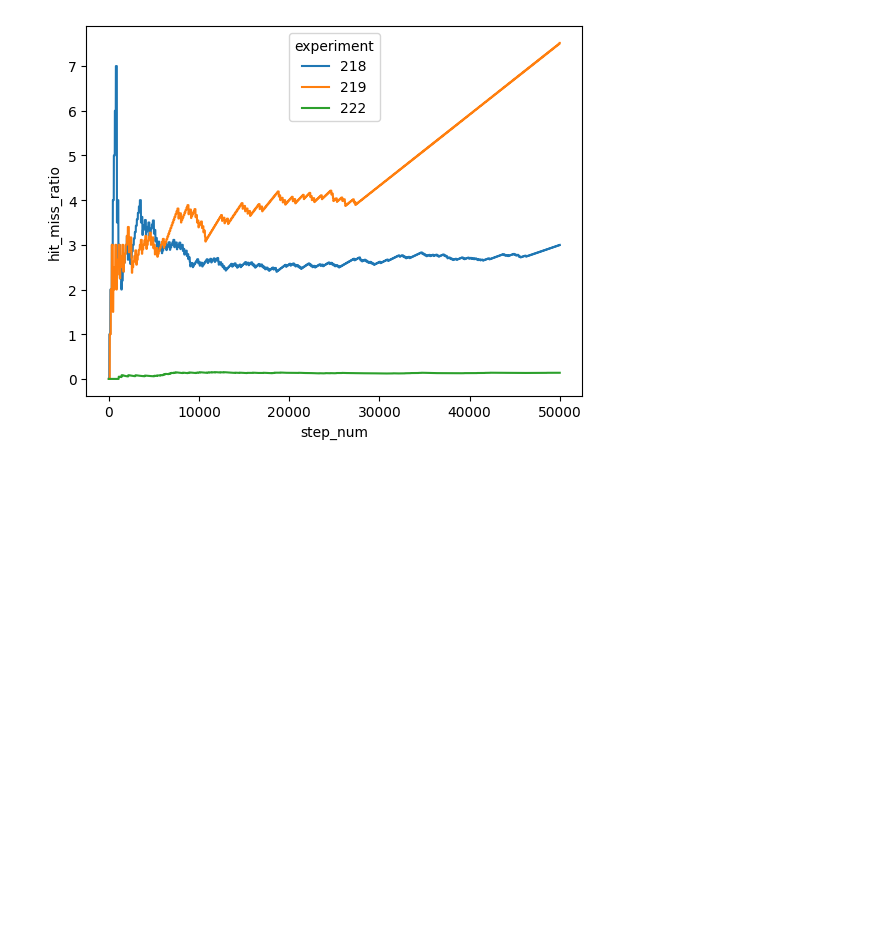
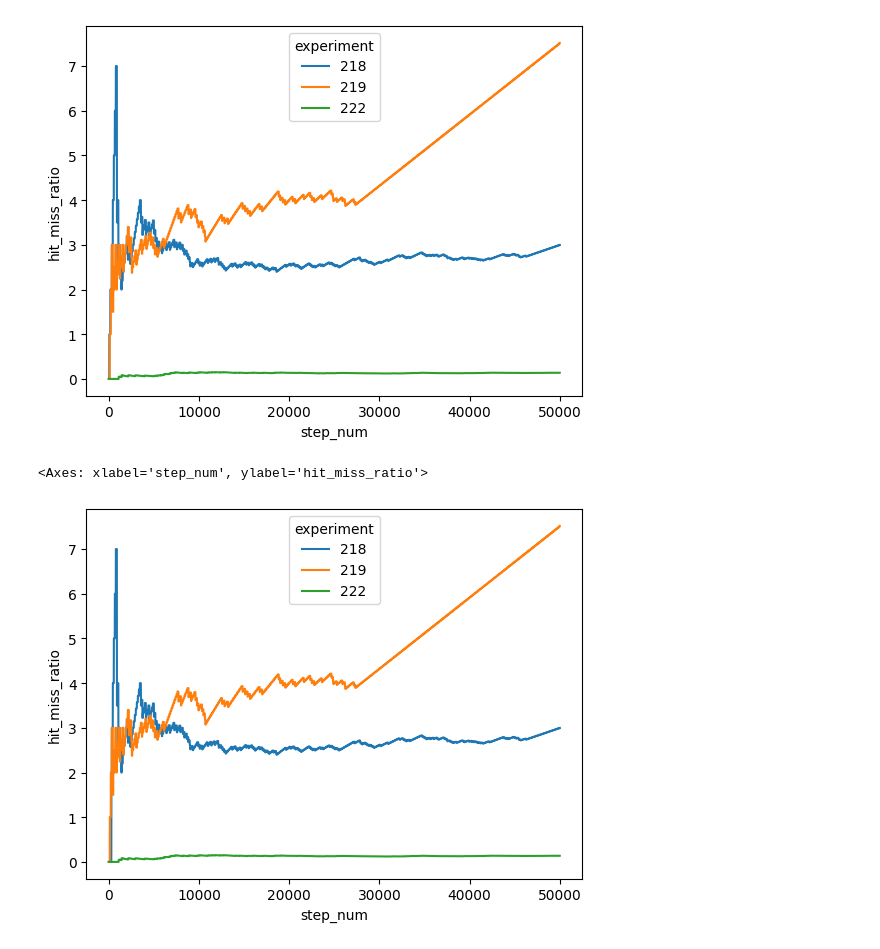
Before and after one commit to danibritods/ping_pomdp, a Jupyter notebook: analytics.ipynb, the cells around one changed output. Drawn from its saved outputs; the diff is of its cells as text; code cells hidden in the pictures; blank space fills up the shorter version.

```diff
--- a/analytics.ipynb
+++ b/analytics.ipynb
@@ -109,4 +105,23 @@ def calculate_metrics(df):
     df['aces'] = ((df['status'] == -1) & (df['score'].shift(1) == 0)).cumsum()
 
     return df[['step_num', 'hits', 'misses', 'hit_miss_ratio', 'long_rallies', 'aces']]
-calculate_metrics(ex_255)
+
+def calculate_metrics2(df):
+    # Calculate hits and misses
+    df['hits'] = (df['status'] == 1).cumsum()
+    df['misses'] = (df['status'] == -1).cumsum()
+
+    # Avoid division by zero for hit_miss_ratio
+    df['hit_miss_ratio'] = df.apply(lambda x: x['hits'] / x['misses'] if x['misses'] > 0 else 0, axis=1)
+
+    # Calculate long rallies
+    df['long_rallies'] = (df['score'] >= 3).cumsum()
+
+    # Calculate aces
+    df['previous_score'] = df['score'].shift(1, fill_value=0)
+    df['aces'] = ((df['status'] == -1) & (df['previous_score'] == 0)).cumsum()
+
+    # Select only the relevant columns to return
+    metrics_df = df[['step_num', 'hits', 'misses', 'hit_miss_ratio', 'long_rallies', 'aces']]
+
+    return metrics_df
@@ -197,3 +147,25 @@ sns.lineplot(data=combined_metrics, x='step_num', y='hit_miss_ratio', hue='exper
 # %% [output]
 <Axes: xlabel='step_num', ylabel='hit_miss_ratio'>
 [figure]
+# %%
+import seaborn as sns
+import pandas as pd
+
+# Reset the index so 'step_num' becomes a column
+ex218_metrics = calculate_metrics2(prepare_experiment_data('218'))
+ex219_metrics = calculate_metrics2(prepare_experiment_data('219'))
+ex222_metrics = calculate_metrics2(prepare_experiment_data('222'))
+
+# Add an 'experiment' column to distinguish between the two datasets
+ex218_metrics['experiment'] = '218'
+ex219_metrics['experiment'] = '219'
+ex222_metrics['experiment'] = '222'
+
+# Concatenate the two DataFrames into one
+combined_metrics = pd.concat([ex218_metrics,ex219_metrics,ex222_metrics])
+
+# Now plot using seaborn
+sns.lineplot(data=combined_metrics, x='step_num', y='hit_miss_ratio', hue='experiment')
+# %% [output]
+<Axes: xlabel='step_num', ylabel='hit_miss_ratio'>
+[figure, added]
```
Also changed, not shown: parts of 7 cells of this notebook.
